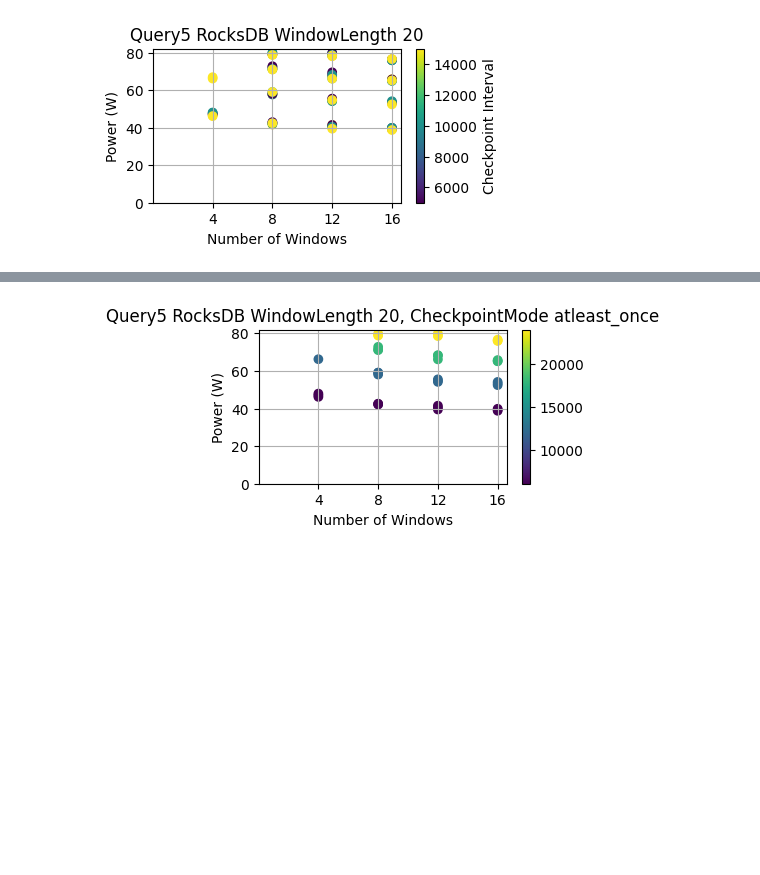
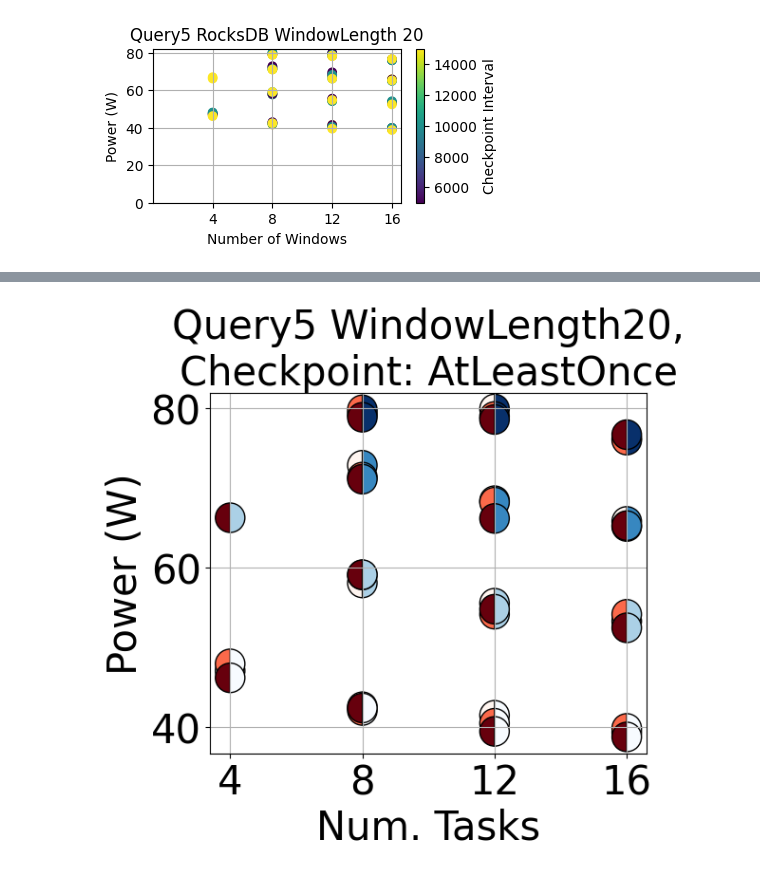
Before and after one commit to EEStrmCmptng/dataset, a Jupyter notebook: micro/query5/different_checkpoint/rocksdb/windowlength20/graph.ipynb, the cells around one changed output, grey strips where cells are left out. Saved outputs shown, nothing was run; the diff lists cells and outputs as text; code cells hidden in the pictures; blank space fills up the shorter version.

```diff
--- a/micro/query5/different_checkpoint/rocksdb/windowlength20/graph.ipynb
+++ b/micro/query5/different_checkpoint/rocksdb/windowlength20/graph.ipynb
@@ -2,10 +2,14 @@
 import pandas as pd
 import numpy as np
 import matplotlib.pylab as plt
+import matplotlib.patches as mpatches
+from matplotlib.markers import MarkerStyle
+from matplotlib.colors import Normalize
 
 d = pd.read_csv("combined.csv")
 d2 = d[(d['SourcenumRecordsOutPerSecond_avg'] >= (d['rate'] * 0.95))]
 d2['ratek'] = d2['rate']/1000
+d2['CheckpointIntervalK']= d2['CheckpointInterval']/1000.0
 # %% [output]
 A value is trying to be set on a copy of a slice from a DataFrame.
 Try using .loc[row_indexer,col_indexer] = value instead
@@ -99,14 +167,44 @@ plt.grid()
 # %%
-d4 = d2[d2['CheckpointMode'] == 'atleast_once']
-plt.figure(figsize=(4,2))
-plt.scatter(d4['nwindows'], d4['pkg_watts_avg'], c=d4['rate'], cmap='viridis')
-plt.colorbar(label='')
-plt.xticks(d4.nwindows.unique())
-plt.xlabel('Number of Windows')
-plt.ylabel('Power (W)')
-plt.title('Query5 RocksDB WindowLength 20, CheckpointMode atleast_once')
-plt.ylim(bottom=0)
-plt.xlim(left=0)
+plt.rcParams['figure.figsize'] = 6,6
+plt.rc('axes', labelsize=30)    # fontsize of the x and y labels
+plt.rc('xtick', labelsize=30)    # fontsize of the tick labels
+plt.rc('ytick', labelsize=30)    # fontsize of the tick labels
+d3 = d2[d2['CheckpointMode'] == 'atleast_once']
+
+fig, ax = plt.subplots()
+
+#plt.scatter(d2['nwindows'], d2['pkg_watts_avg'], c=d2['ratek'], cmap='viridis', s=400)
+scatter_c1 = ax.scatter(d3['nwindows'].tolist(),
+                        d3['pkg_watts_avg'].tolist(), s=500, c=d3.ratek, edgecolor="black",
+                        cmap='Blues', marker=MarkerStyle("o", fillstyle="right"))
+
+scatter_c2 = ax.scatter(d3['nwindows'].tolist(),
+                        d3['pkg_watts_avg'].tolist(), s=500, c=d3.CheckpointIntervalK, edgecolor="black",
+                        cmap='Reds', marker=MarkerStyle("o", fillstyle="left"))
+
+#cbar_c1 = plt.colorbar(scatter_c1, ax=ax, orientation='horizontal', label="RPS (K)")
+#cbar_c2 = plt.colorbar(scatter_c2, ax=ax, orientation='horizontal', label="CheckpointInterval (K)")
+
+ax.set_xlabel('Num. Tasks')
+ax.set_ylabel('Power (W)')
+#ax.set_xlim(left=left, right=right)
+#ax.set_ylim(bottom=35, top=110.0)
+
+ax.set_title(f"Query5 WindowLength20,\nCheckpoint: AtLeastOnce", size=30)
+#plt.legend(fontsize=30)
+plt.tight_layout()
 plt.grid()
+plt.xticks(d3.nwindows.unique())
+plt.savefig("query5windowlen20ckpointatleastonce.pdf", bbox_inches='tight')
+
+# plt.scatter(d3['nwindows'], d3['pkg_watts_avg'], c=d3['rate'], cmap='viridis')
+# plt.colorbar(label='')
+# plt.xticks(d3.nwindows.unique())
+# plt.xlabel('Number of Windows')
+# plt.ylabel('Power (W)')
+# plt.title('Query5 RocksDB WindowLength 20, CheckpointMode exactly_once')
+# plt.ylim(bottom=0)
+# plt.xlim(left=0)
+# plt.grid()
 # %% [output]
-[figure, old version]
+[figure, new version]
```
Also changed, not shown: parts of 4 cells of this notebook, 1 other file.
